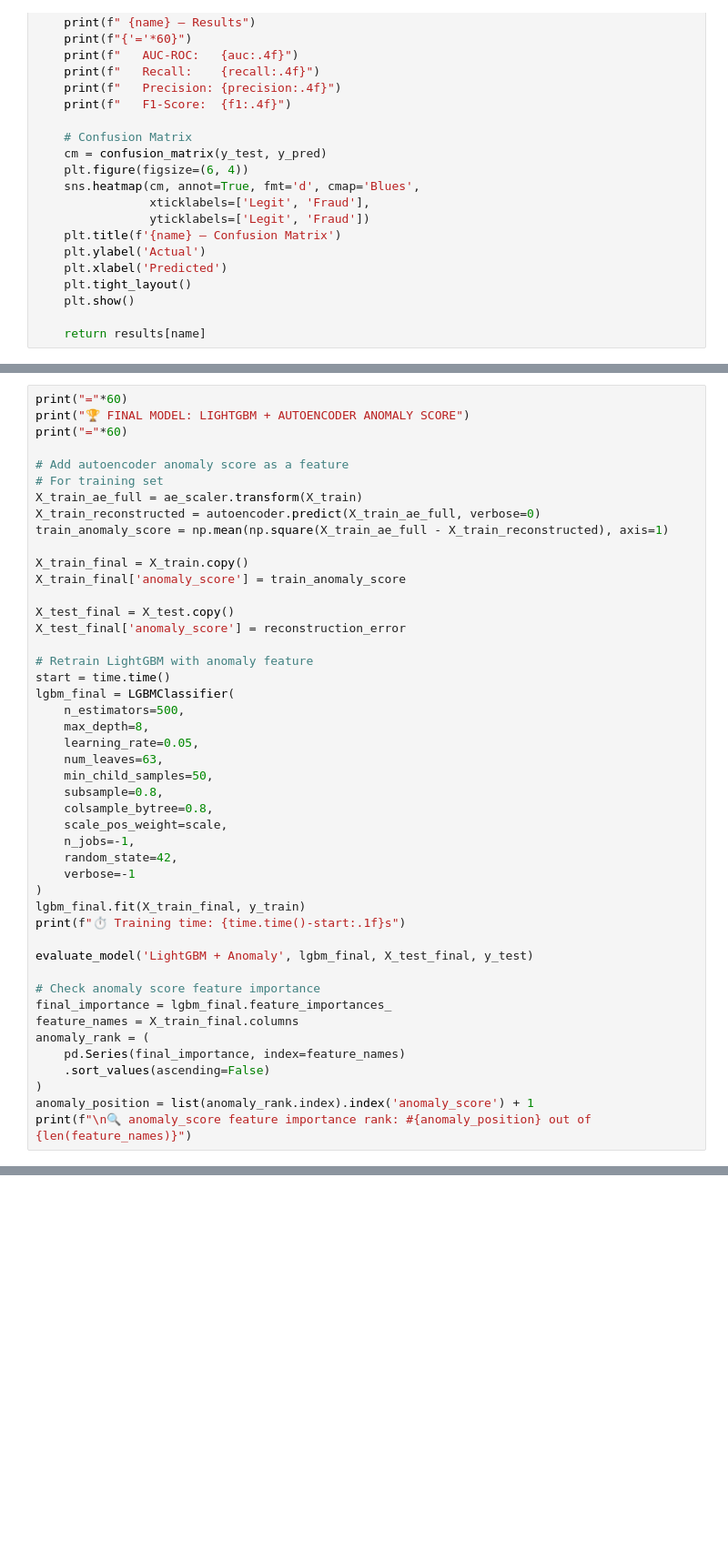
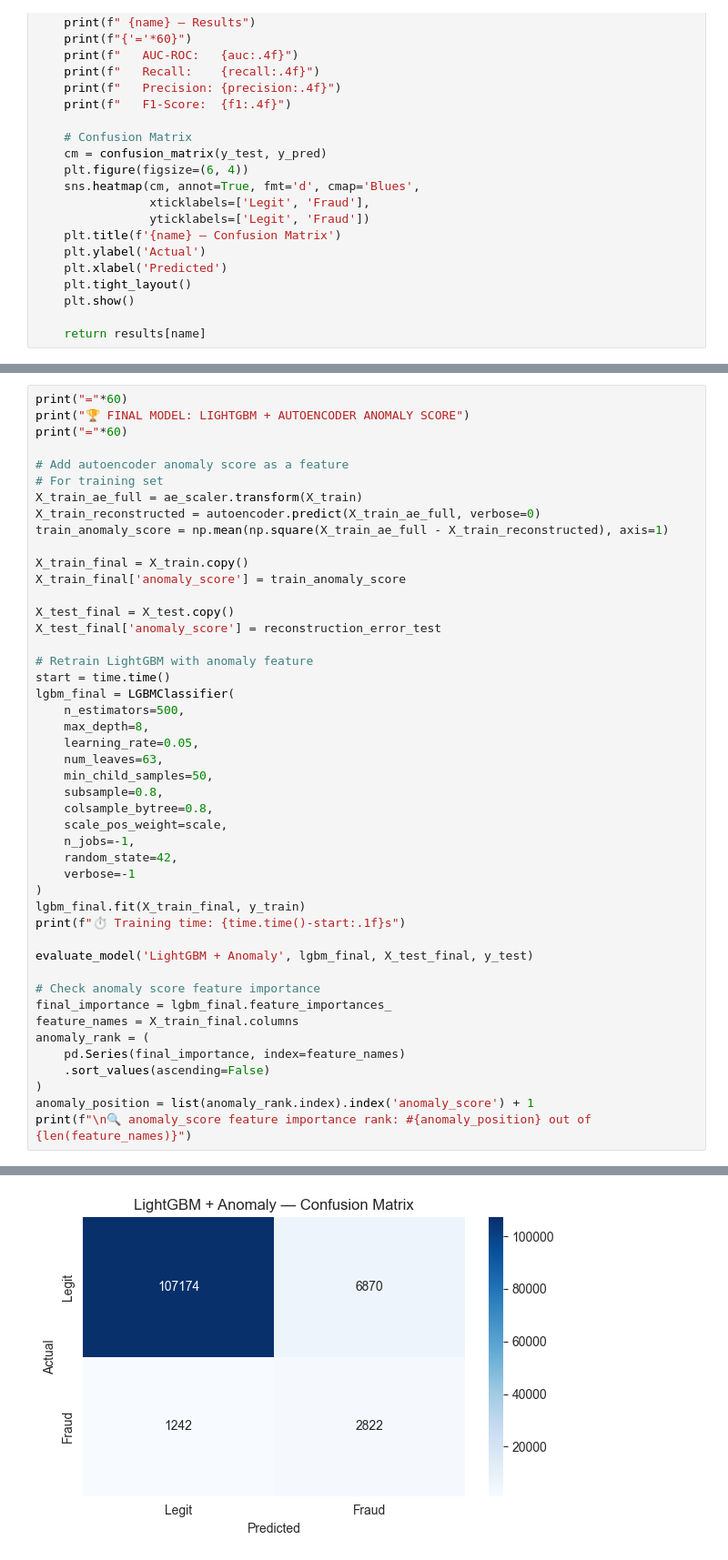
Before and after one commit to NischayKumar04/Fraud-Detection, a Jupyter notebook: notebooks/3_Modelling.ipynb, the cells around one changed output, grey strips where cells are left out. Shown at 91% size. Drawn from its saved outputs; the diff is of its cells as text; blank space fills up the shorter version.

```diff
--- a/notebooks/3_Modelling.ipynb
+++ b/notebooks/3_Modelling.ipynb
@@ -360,7 +498,7 @@ X_train_final = X_train.copy()
 X_train_final['anomaly_score'] = train_anomaly_score
 
 X_test_final = X_test.copy()
-X_test_final['anomaly_score'] = reconstruction_error
+X_test_final['anomaly_score'] = reconstruction_error_test
 
 # Retrain LightGBM with anomaly feature
 start = time.time()
@@ -391,3 +529,4 @@ anomaly_rank = (
 )
 anomaly_position = list(anomaly_rank.index).index('anomaly_score') + 1
 print(f"\n🔍 anomaly_score feature importance rank: #{anomaly_position} out of {len(feature_names)}")
+# %% [output]
@@ -393,0 +545 @@ print(f"\n🔍 anomaly_score feature importance rank: #{anomaly_position} out of
+[figure, added]
```
Also changed, not shown: parts of 12 cells of this notebook.
